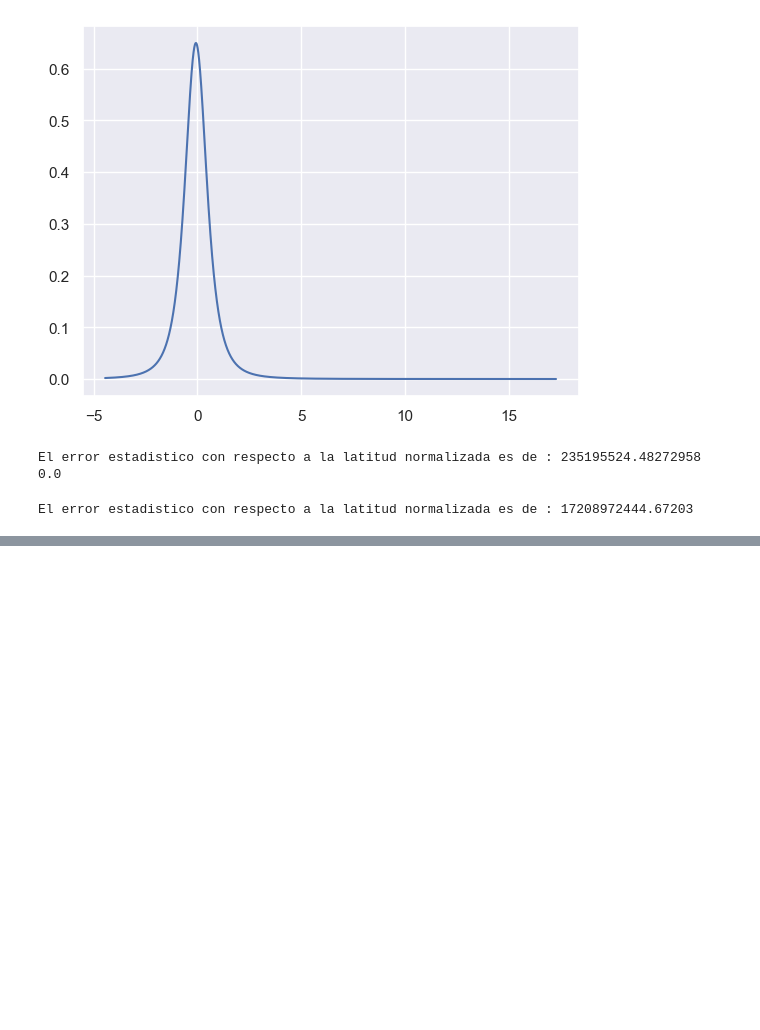
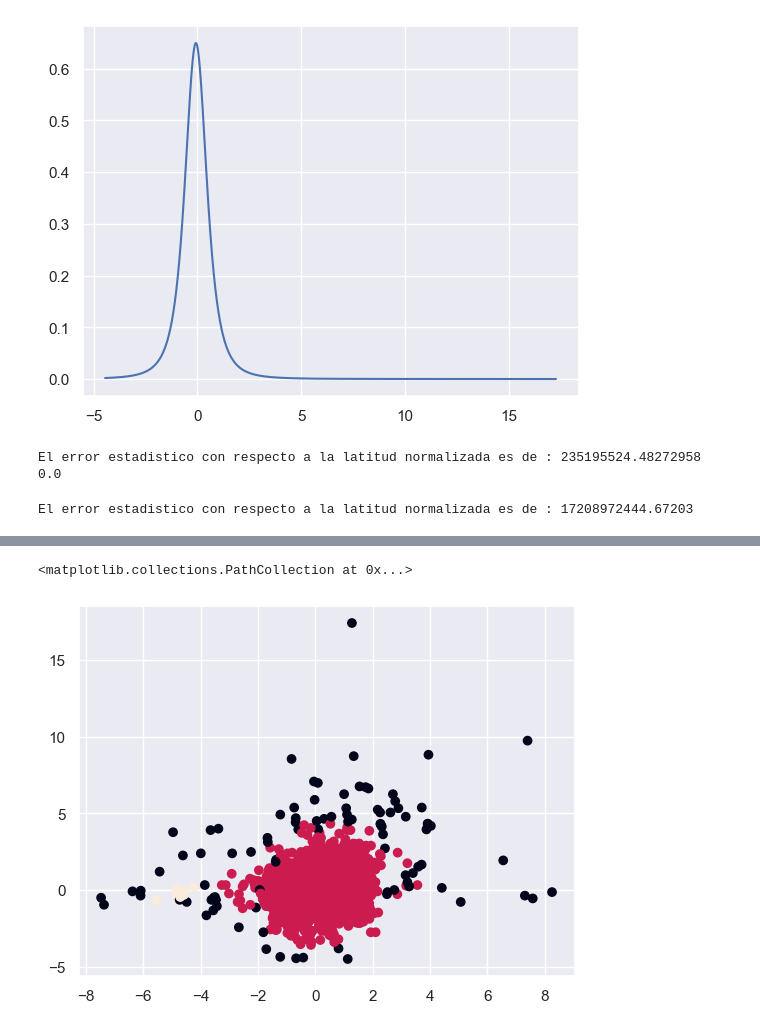
Before and after one commit to MrBloom911/SismicOperations, a Jupyter notebook: ProyectoComp.ipynb, the cells around one changed output, grey strips where cells are left out. Drawn from its saved outputs; the diff is of its cells as text; code cells hidden in the pictures; blank space fills up the shorter version.

Commit message:
Se realizo el dbscan y se trabajo con una fracción del promedio de la distancia media de mahalanobis como parametro epsilon

```diff
--- a/ProyectoComp.ipynb
+++ b/ProyectoComp.ipynb
@@ -241,0 +233,3 @@ print(D)
+# %%
+DistanciaM= np.mean(D)/2
+print(DistanciaM)
@@ -242,5 +238,5 @@ print(D)
 # %%
 print("vivo")
-dbscan= DBSCAN(eps=0.3, min_samples=100 , metric='precomputed')
+dbscan= DBSCAN(eps=DistanciaM, min_samples=8 , metric='precomputed')
 labels= dbscan.fit_predict(dist_mahalanobis)
 # %% [output]
@@ -268 +256,2 @@ Etiquetas de los puntos: [ 0 -1  0 ...  2 -1 -1]
 # %%
+etiqueta=dbscan.labels_
@@ -278,0 +258,5 @@ Etiquetas de los puntos: [ 0 -1  0 ...  2 -1 -1]
+# %%
+plt.scatter(Vector[:,1],Vector[:,2],c=etiqueta)
+# %% [output]
+<matplotlib.collections.PathCollection at 0x...>
+[figure, added]
```
Also changed, not shown: parts of 6 cells of this notebook.
